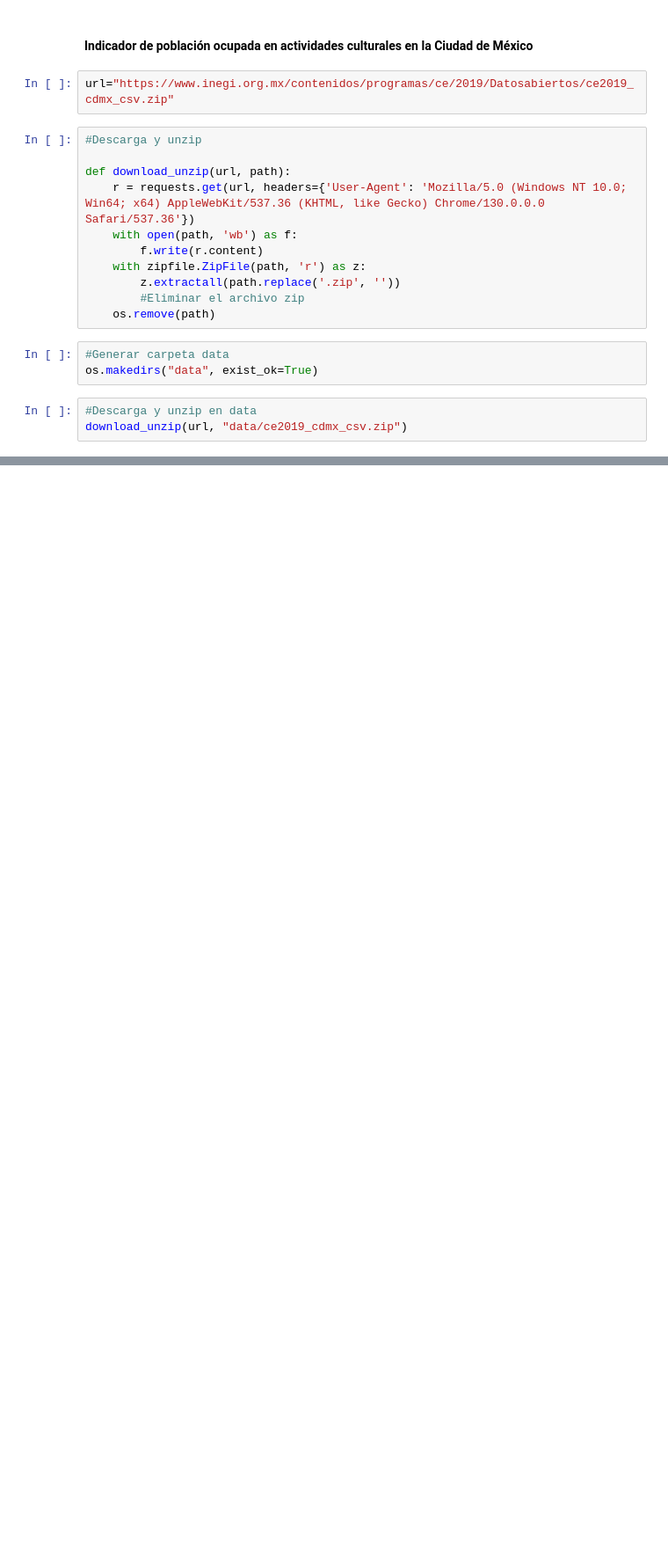
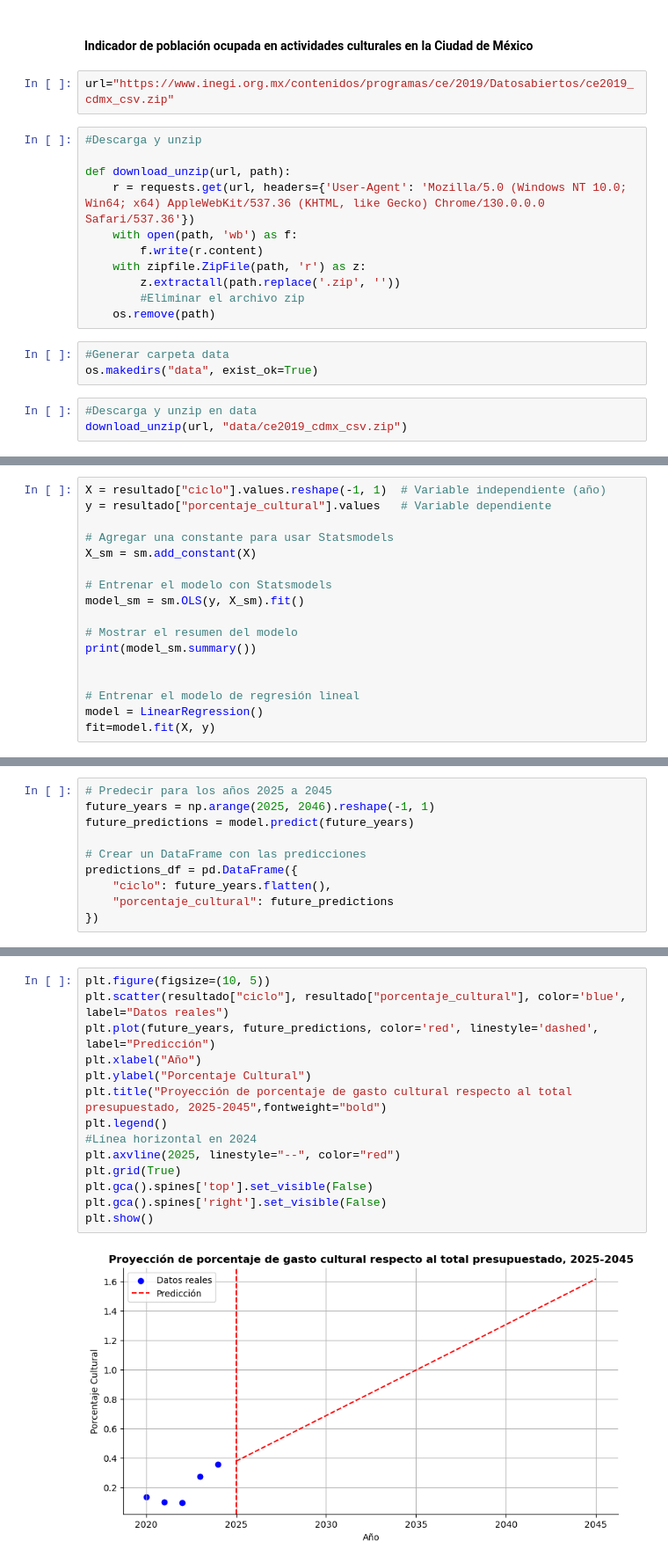
Before and after one commit to cpyp-ipdp/pgd_cdmx, a Jupyter notebook: indicadores/cultura/indicadores_cultura_pgd.ipynb, the cells around one changed output, grey strips where cells are left out. Shown: that part at 88% size. Cells and saved outputs as stored; diff of their text form; blank space fills up the shorter version.

```diff
--- a/indicadores/cultura/indicadores_cultura_pgd.ipynb
+++ b/indicadores/cultura/indicadores_cultura_pgd.ipynb
@@ -256,0 +273,17 @@ censoeco
+# %%
+X = resultado["ciclo"].values.reshape(-1, 1)  # Variable independiente (año)
+y = resultado["porcentaje_cultural"].values   # Variable dependiente
+
+# Agregar una constante para usar Statsmodels
+X_sm = sm.add_constant(X)
+
+# Entrenar el modelo con Statsmodels
+model_sm = sm.OLS(y, X_sm).fit()
+
+# Mostrar el resumen del modelo
+print(model_sm.summary())
+
+
+# Entrenar el modelo de regresión lineal
+model = LinearRegression()
+fit=model.fit(X, y)
@@ -256,0 +308,10 @@ censoeco
+# %%
+# Predecir para los años 2025 a 2045
+future_years = np.arange(2025, 2046).reshape(-1, 1)
+future_predictions = model.predict(future_years)
+
+# Crear un DataFrame con las predicciones
+predictions_df = pd.DataFrame({
+    "ciclo": future_years.flatten(),
+    "porcentaje_cultural": future_predictions
+})
@@ -256,0 +326,16 @@ censoeco
+# %%
+plt.figure(figsize=(10, 5))
+plt.scatter(resultado["ciclo"], resultado["porcentaje_cultural"], color='blue', label="Datos reales")
+plt.plot(future_years, future_predictions, color='red', linestyle='dashed', label="Predicción")
+plt.xlabel("Año")
+plt.ylabel("Porcentaje Cultural")
+plt.title("Proyección de porcentaje de gasto cultural respecto al total presupuestado, 2025-2045",fontweight="bold")
+plt.legend()
+#Línea horizontal en 2024
+plt.axvline(2025, linestyle="--", color="red")
+plt.grid(True)
+plt.gca().spines['top'].set_visible(False)
+plt.gca().spines['right'].set_visible(False)
+plt.show()
+# %% [output]
+[figure, added]
```
Also changed, not shown: parts of 20 cells of this notebook, 1 other file.
